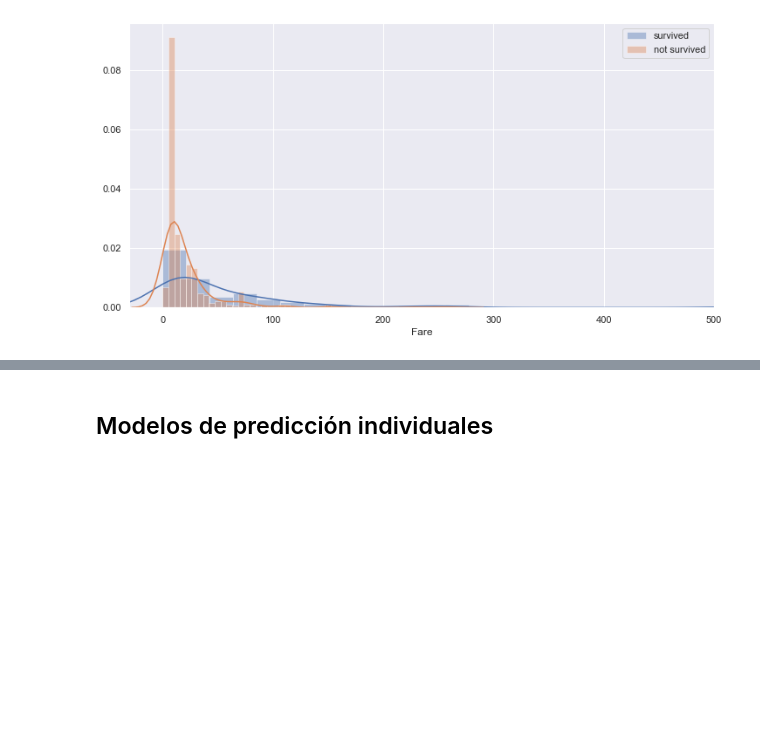
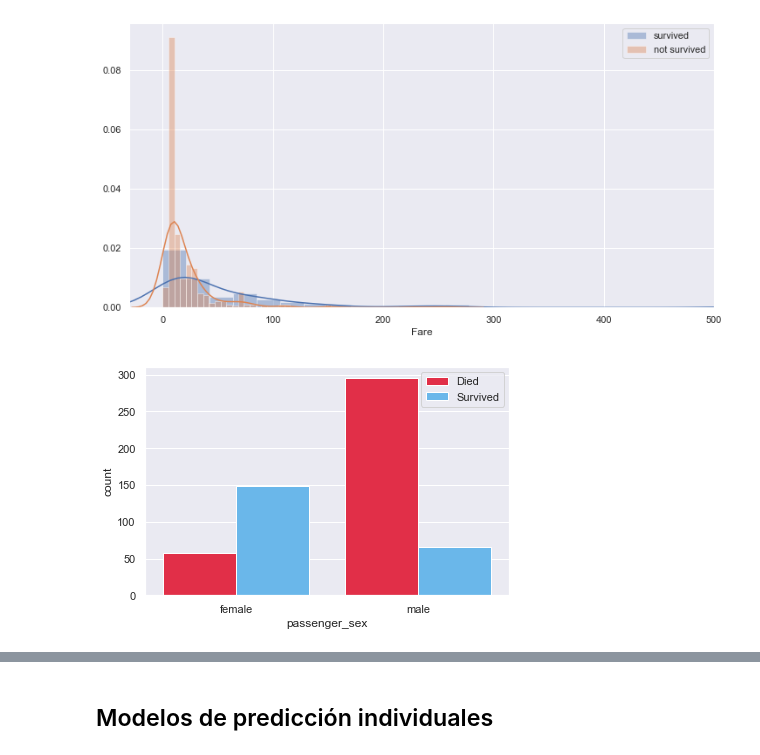
Before and after one commit to gallowstree/machine-learning-labs-2020, a Jupyter notebook: titanic-project/titanic-project.ipynb, the cells around one changed output, grey strips where cells are left out. Drawn from its saved outputs; the diff is of its cells as text; code cells hidden in the pictures; blank space fills up the shorter version.

Commit message:
Análisis visual de variables categóricas

```diff
--- a/titanic-project/titanic-project.ipynb
+++ b/titanic-project/titanic-project.ipynb
@@ -235,3 +235,14 @@ plt.legend()
 plt.show()
 # %% [output]
 [figure]
+# %%
+
+
+ax = sns.countplot(x='passenger_sex', data=train_set, hue='passenger_survived', palette=['#f13', '#5bf'])
+ax.set_xticklabels(['female', 'male'])
+plt.legend(['Died',  'Survived'])
+
+plt.tight_layout()
+plt.show()
+# %% [output]
+[figure, added]
```
Also changed, not shown: parts of 1 cell of this notebook.
